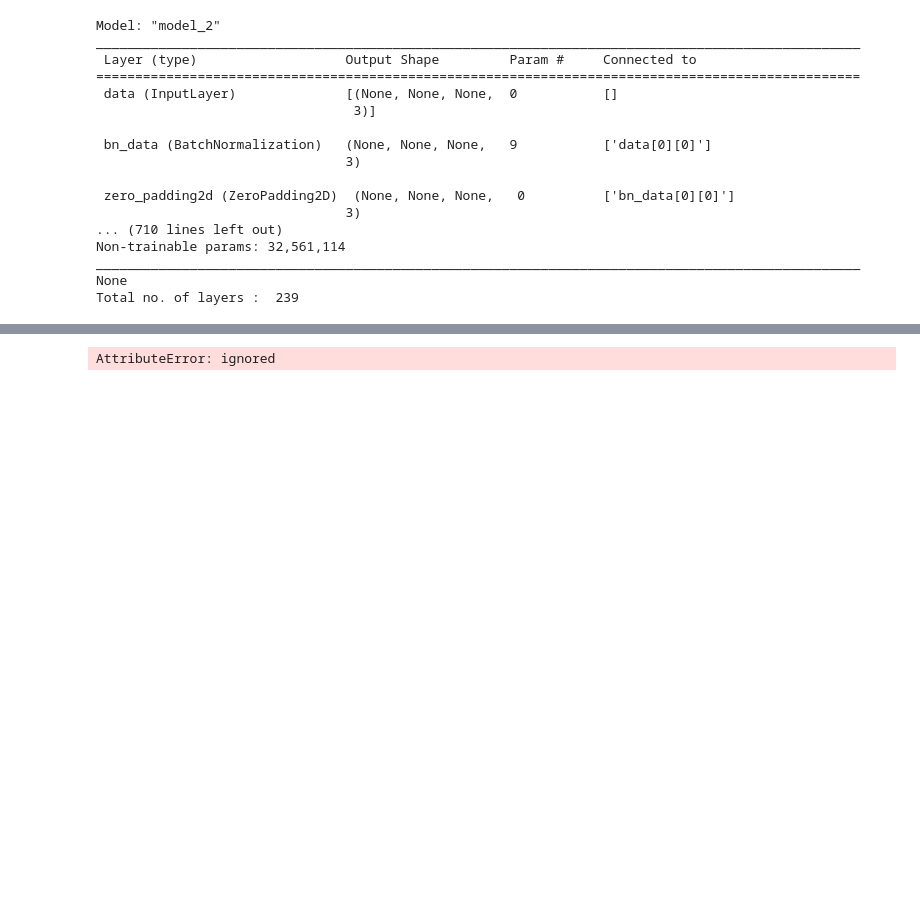
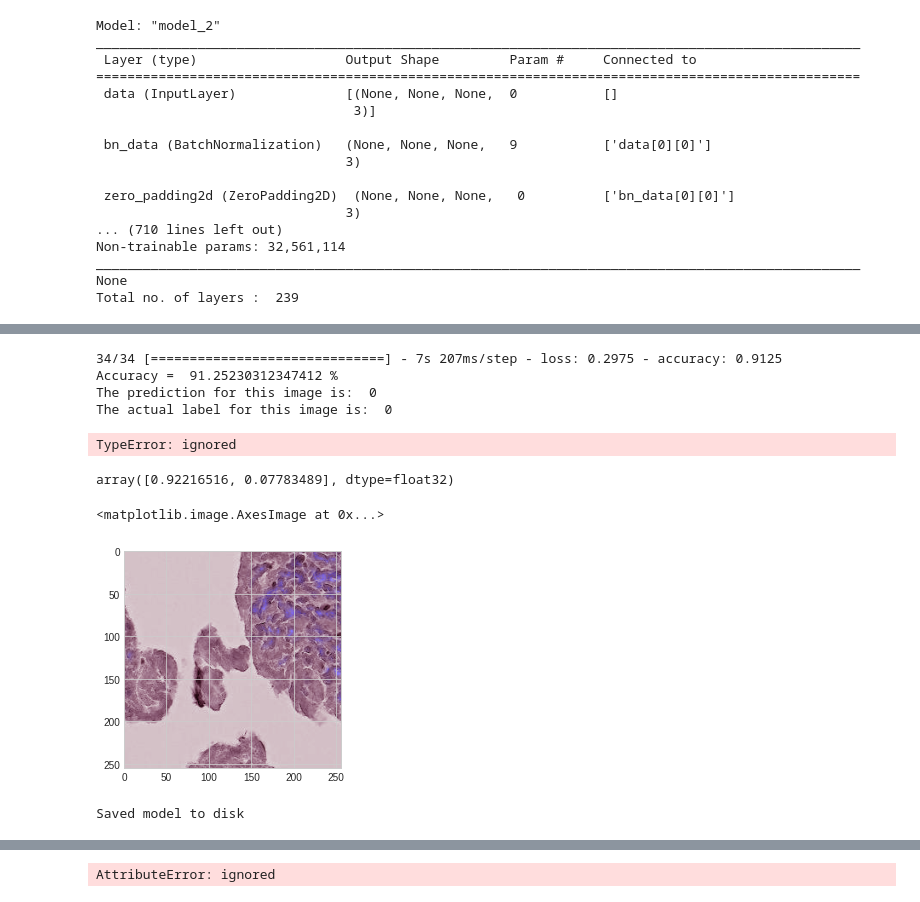
Before and after one commit to dingowhiz/Data_Analytics_ML, a Jupyter notebook: mayo_wsi_anomaly.ipynb, the cells around one changed output, grey strips where cells are left out. Saved outputs shown, nothing was run; the diff lists cells and outputs as text; code cells hidden in the pictures; blank space fills up the shorter version.

```diff
--- a/mayo_wsi_anomaly.ipynb
+++ b/mayo_wsi_anomaly.ipynb
@@ -570,0 +615,64 @@ log_loss(y_test, y_predict)
+# %%
+#Check model accuracy on the test data
+_, acc = model.evaluate(X_test, y_test)
+print("Accuracy = ", (acc * 100.0), "%")
+
+#Test a single image
+n=2  #Select the index of image to be loaded for testing
+img = X_test[n]
+
+input_img = np.expand_dims(img, axis=0) #Expand dims so the input is (num images, x, y, c)
+print("The prediction for this image is: ", np.argmax(model.predict(input_img)))
+print("The actual label for this image is: ", np.argmax(y_test[n]))
+
+#Print confusion matrix
+from sklearn.metrics import confusion_matrix
+import seaborn as sns
+
+y_pred = np.argmax(model.predict(X_test))
+cm=confusion_matrix(np.argmax(y_test), y_pred)
+sns.heatmap(cm, annot=True)
+
+#############################################################
+#Save all images classified as CE so we can fetch these images
+#later and plot heatmaps.
+########################################################
+#Identify all images classified as parasitized
+ce_image_idx = np.where(y_pred == 0)[0]
+
+#Save all images classified as parasited to a directory (optional, makes sense for large data sets)
+#capture it in memory as an array
+predicted_as_ce=[]
+for i in ce_image_idx:
+    ce_img = X_test[i]
+    #plt.imsave("results_classified_as_ce/ce_"+str(i)+".png", par_img)
+    predicted_as_ce.append(ce_img)
+
+predicted_as_ce = np.array(predicted_as_ce)
+# %% [output]
+34/34 [==============================] - 7s 207ms/step - loss: 0.2975 - accuracy: 0.9125
+Accuracy =  91.25230312347412 %
+The prediction for this image is:  0
+The actual label for this image is:  0
+TypeError: ignored
+# %%
+y_predict[1]
+# %% [output]
+array([0.92216516, 0.07783489], dtype=float32)
+# %%
+plt.imshow(img)
+# %% [output]
+<matplotlib.image.AxesImage at 0x...>
+[figure, added]
+# %%
+weight_path = '/content/drive/MyDrive/Mayo/Model_Weights'
+os.chdir(weight_path)
+# serialize model to JSON
+model_json = model.to_json()
+with open("model.json", "w") as json_file:
+    json_file.write(model_json)
+# serialize weights to HDF5
+model.save_weights("res_cnn.h5")
+print("Saved model to disk")
+# %% [output]
+Saved model to disk
```
Also changed, not shown: parts of 13 cells of this notebook.
